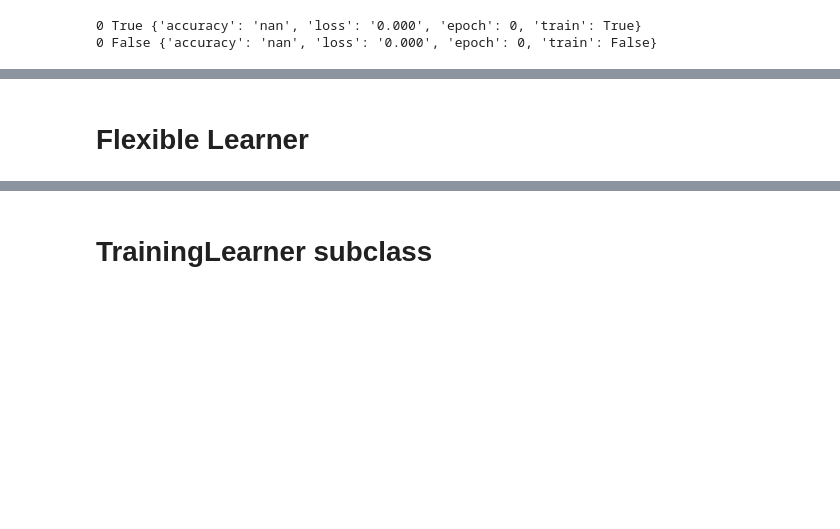
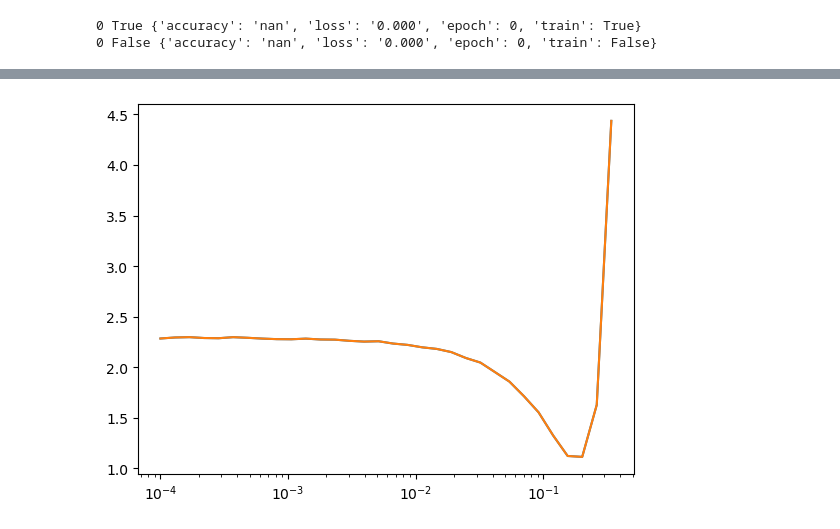
Before and after one commit to 11carlesnavarro/mini-diffusers, a Jupyter notebook: ntbs/09_learner.ipynb, the cells around one changed output, grey strips where cells are left out. Drawn from its saved outputs; the diff is of its cells as text; code cells hidden in the pictures; blank space fills up the shorter version.

```diff
--- a/ntbs/09_learner.ipynb
+++ b/ntbs/09_learner.ipynb
@@ -54,7 +53,9 @@ xb.shape,yb[:10]
 (torch.Size([1024, 784]), tensor([5, 4, 9, 4, 3, 0, 6, 5, 7, 6]))
 # %%
 n, nh = 28*28, 50
-model = torch.nn.Sequential(torch.nn.Linear(n, nh), torch.nn.ReLU(), torch.nn.Linear(nh, 10))
+def get_model():
+    return torch.nn.Sequential(torch.nn.Linear(n, nh), torch.nn.ReLU(), torch.nn.Linear(nh, 10))
+model = get_model()
 # %%
 learn = Learner(model, dls, F.cross_entropy, lr=0.2)
 learn.fit(1)
@@ -255,4 +269,0 @@ class Learner:
-# %%
-m, nh = 28*28, 50
-def get_model():
-    return torch.nn.Sequential(torch.nn.Linear(m,nh), torch.nn.ReLU(), torch.nn.Linear(nh, 10))
@@ -275,2 +269,0 @@ Completed 64 batches
-# %% [markdown]
-# Flexible Learner
@@ -357,6 +270,8 @@ model = get_model()
 # %%
-metrcis = MetricsCB(accuracy=MulticlassAccuracy())
-cbs = [TrainCB(), DeviceCB(), metrics, ProgressCB(plot=True)]
-learn = Learner(model, dls, F.cross_entropy, lr=0.2, cbs=cbs)
+lrfind = LRFinderCB()
+cbs = [DeviceCB(), lrfind]
+learn = MomentumLearner(get_model(), dls, F.cross_entropy, lr=1e-4, cbs=cbs)
 learn.fit(1)
+plt.plot(lrfind.lrs, lrfind.losses)
+plt.xscale('log')
 # %% [output]
@@ -364,2 +278 @@ learn.fit(1)
+[figure, added]
-# %% [markdown]
-# TrainingLearner subclass
```
Also changed, not shown: parts of 41 cells of this notebook, 2 other files.
